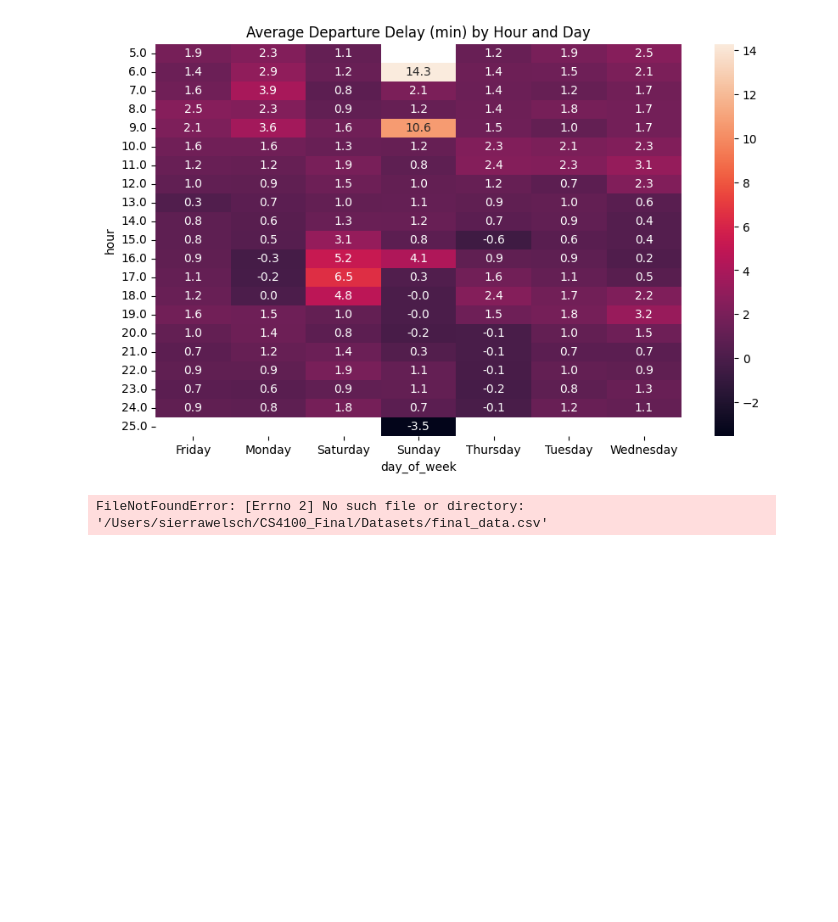
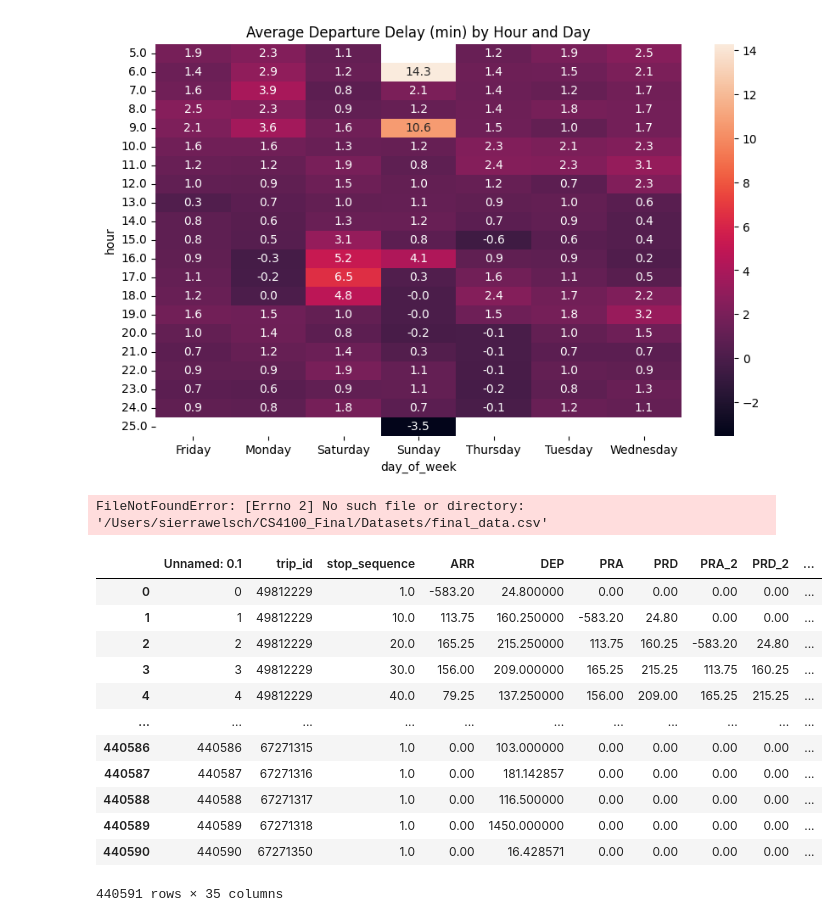
Before and after one commit to ColinCarnish/CS4100_Final, a Jupyter notebook: src/preprocessing/all_data.ipynb, the cells around one changed output. Drawn from its saved outputs; the diff is of its cells as text; code cells hidden in the pictures; blank space fills up the shorter version.

```diff
--- a/src/preprocessing/all_data.ipynb
+++ b/src/preprocessing/all_data.ipynb
@@ -298,3 +354,22 @@ final_data = final_data.sort_values(["trip_id", "stop_sequence"])
 data
 # %% [output]
 FileNotFoundError: [Errno 2] No such file or directory: '/Users/sierrawelsch/CS4100_Final/Datasets/final_data.csv'
+# %%
+import pandas as pd
+df = pd.read_csv("../../model_data.csv")
+
+df
+# %% [output]
+|  | Unnamed: 0.1 | trip_id | stop_sequence | ARR | DEP | PRA | PRD | PRA_2 | PRD_2 | ... |
+| 0 | 0 | 49812229 | 1.0 | -583.20 | 24.800000 | 0.00 | 0.00 | 0.00 | 0.00 | ... |
+| 1 | 1 | 49812229 | 10.0 | 113.75 | 160.250000 | -583.20 | 24.80 | 0.00 | 0.00 | ... |
+| 2 | 2 | 49812229 | 20.0 | 165.25 | 215.250000 | 113.75 | 160.25 | -583.20 | 24.80 | ... |
+| 3 | 3 | 49812229 | 30.0 | 156.00 | 209.000000 | 165.25 | 215.25 | 113.75 | 160.25 | ... |
+| 4 | 4 | 49812229 | 40.0 | 79.25 | 137.250000 | 156.00 | 209.00 | 165.25 | 215.25 | ... |
+| ... | ... | ... | ... | ... | ... | ... | ... | ... | ... | ... |
+| 440586 | 440586 | 67271315 | 1.0 | 0.00 | 103.000000 | 0.00 | 0.00 | 0.00 | 0.00 | ... |
+| 440587 | 440587 | 67271316 | 1.0 | 0.00 | 181.142857 | 0.00 | 0.00 | 0.00 | 0.00 | ... |
+| 440588 | 440588 | 67271317 | 1.0 | 0.00 | 116.500000 | 0.00 | 0.00 | 0.00 | 0.00 | ... |
+| 440589 | 440589 | 67271318 | 1.0 | 0.00 | 1450.000000 | 0.00 | 0.00 | 0.00 | 0.00 | ... |
+| 440590 | 440590 | 67271350 | 1.0 | 0.00 | 16.428571 | 0.00 | 0.00 | 0.00 | 0.00 | ... |
+440591 rows × 35 columns
```
Also changed, not shown: parts of 8 cells of this notebook, 1 other file.
